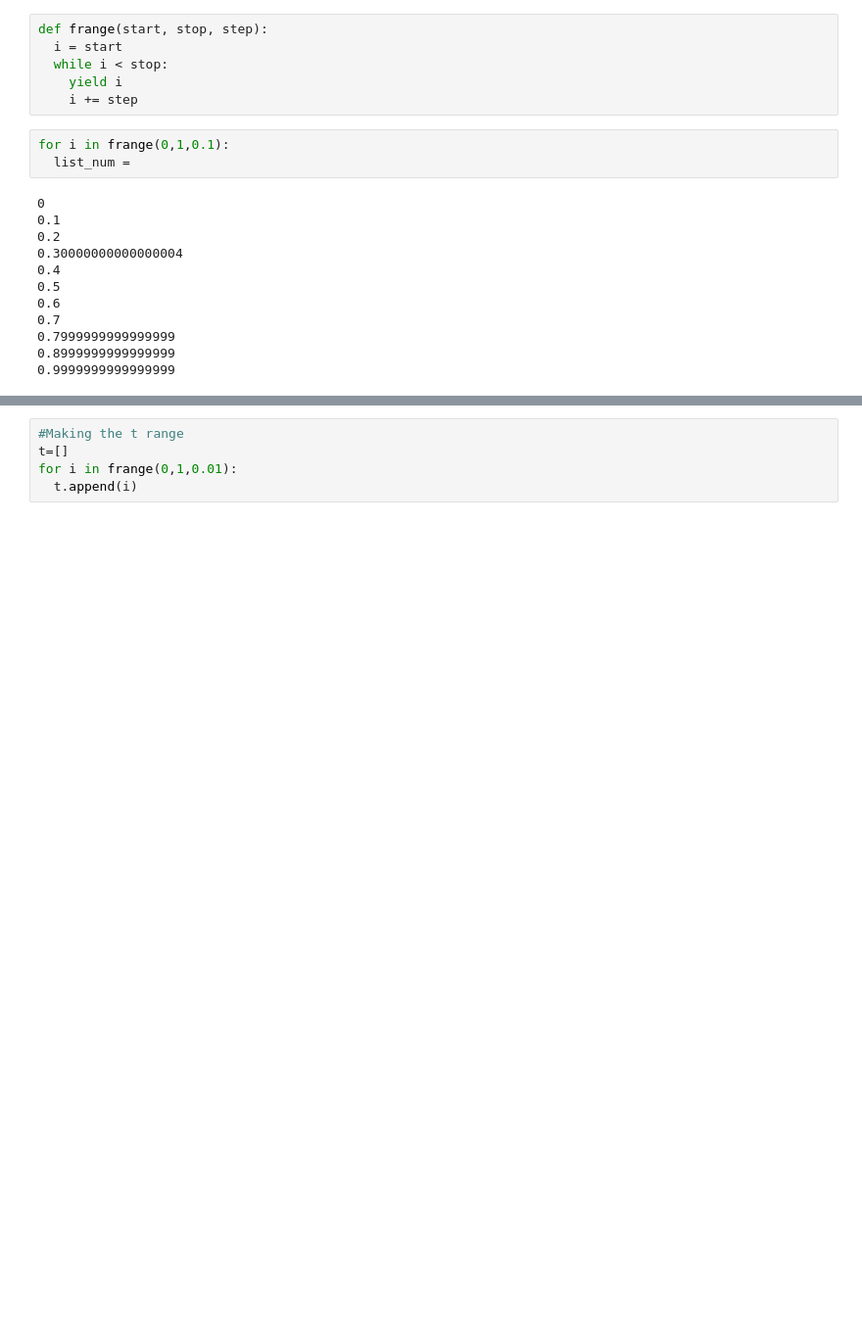
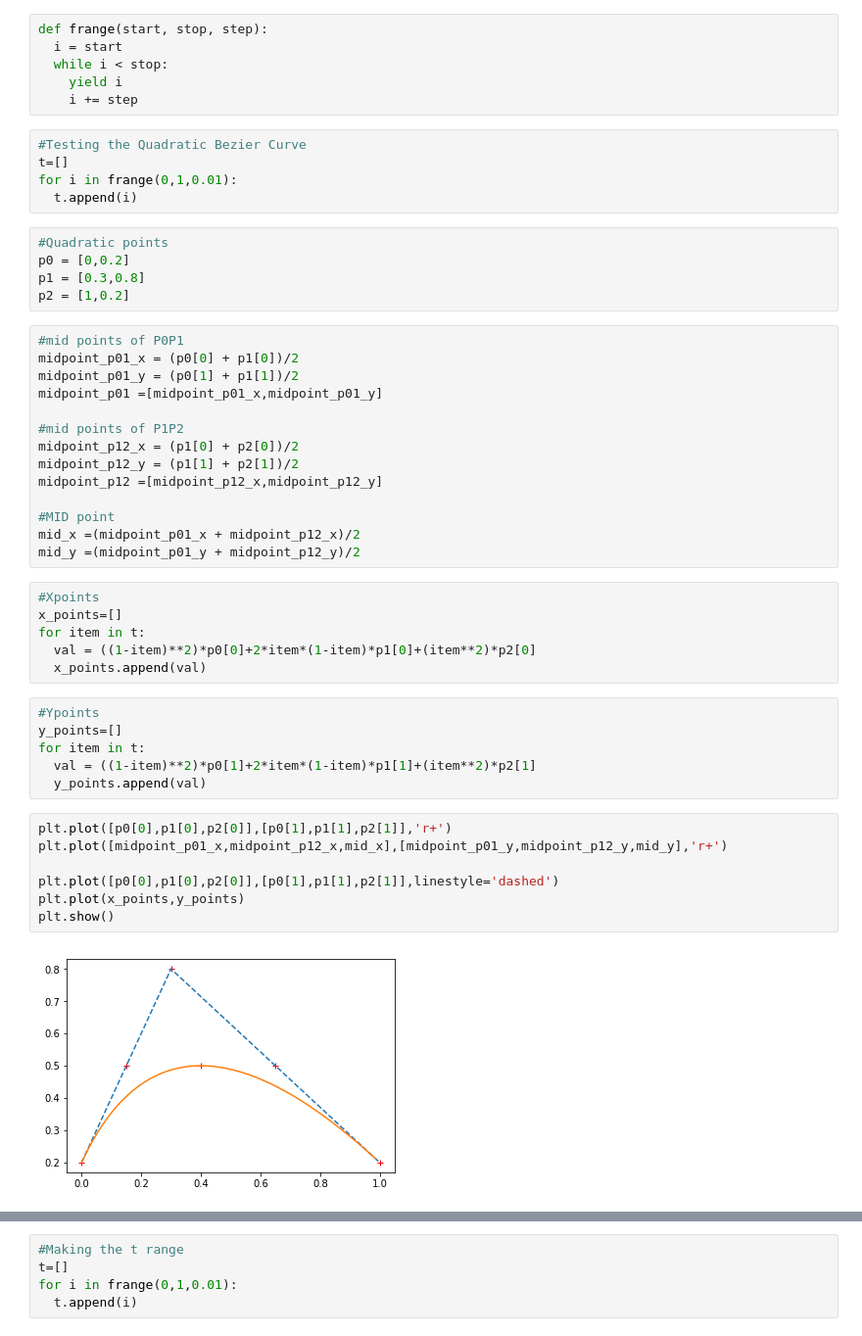
Before and after one commit to adhishagc/bezier-curve-python, a Jupyter notebook: Bezier_Curve_Representation.ipynb, the cells around one changed output, grey strips where cells are left out. Shown: that part at 98% size. Drawn from its saved outputs; the diff is of its cells as text; blank space fills up the shorter version.

```diff
--- a/Bezier_Curve_Representation.ipynb
+++ b/Bezier_Curve_Representation.ipynb
@@ -25,18 +33,48 @@ def frange(start, stop, step):
   while i < stop:
     yield i
     i += step
-# %%
-for i in frange(0,1,0.1):
-  list_num =
-# %% [output]
-0
-0.1
-0.2
-0.30000000000000004
-0.4
-0.5
-0.6
-0.7
-0.7999999999999999
-0.8999999999999999
-0.9999999999999999
+# %%
+#Testing the Quadratic Bezier Curve
+t=[]
+for i in frange(0,1,0.01):
+  t.append(i)
+# %%
+#Quadratic points
+p0 = [0,0.2]
+p1 = [0.3,0.8]
+p2 = [1,0.2]
+# %%
+#mid points of P0P1
+midpoint_p01_x = (p0[0] + p1[0])/2
+midpoint_p01_y = (p0[1] + p1[1])/2
+midpoint_p01 =[midpoint_p01_x,midpoint_p01_y]
+
+#mid points of P1P2
+midpoint_p12_x = (p1[0] + p2[0])/2
+midpoint_p12_y = (p1[1] + p2[1])/2
+midpoint_p12 =[midpoint_p12_x,midpoint_p12_y]
+
+#MID point
+mid_x =(midpoint_p01_x + midpoint_p12_x)/2
+mid_y =(midpoint_p01_y + midpoint_p12_y)/2
+# %%
+#Xpoints
+x_points=[]
+for item in t:
+  val = ((1-item)**2)*p0[0]+2*item*(1-item)*p1[0]+(item**2)*p2[0]
+  x_points.append(val)
+# %%
+#Ypoints
+y_points=[]
+for item in t:
+  val = ((1-item)**2)*p0[1]+2*item*(1-item)*p1[1]+(item**2)*p2[1]
+  y_points.append(val)
+# %%
+plt.plot([p0[0],p1[0],p2[0]],[p0[1],p1[1],p2[1]],'r+')
+plt.plot([midpoint_p01_x,midpoint_p12_x,mid_x],[midpoint_p01_y,midpoint_p12_y,mid_y],'r+')
+
+plt.plot([p0[0],p1[0],p2[0]],[p0[1],p1[1],p2[1]],linestyle='dashed')
+plt.plot(x_points,y_points)
+plt.show()
+# %% [output]
+[figure, added]
```
Also changed, not shown: parts of 18 cells of this notebook.
